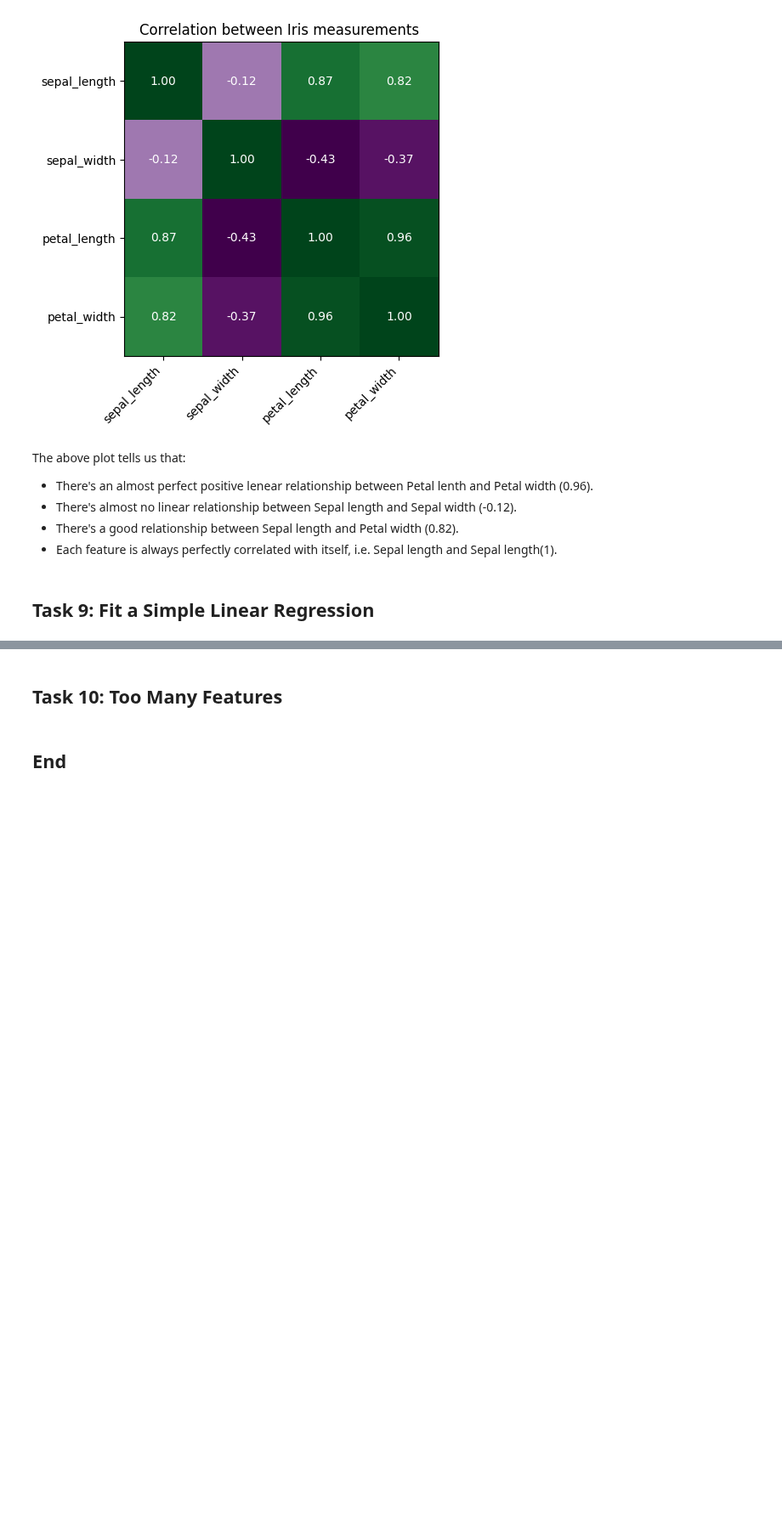
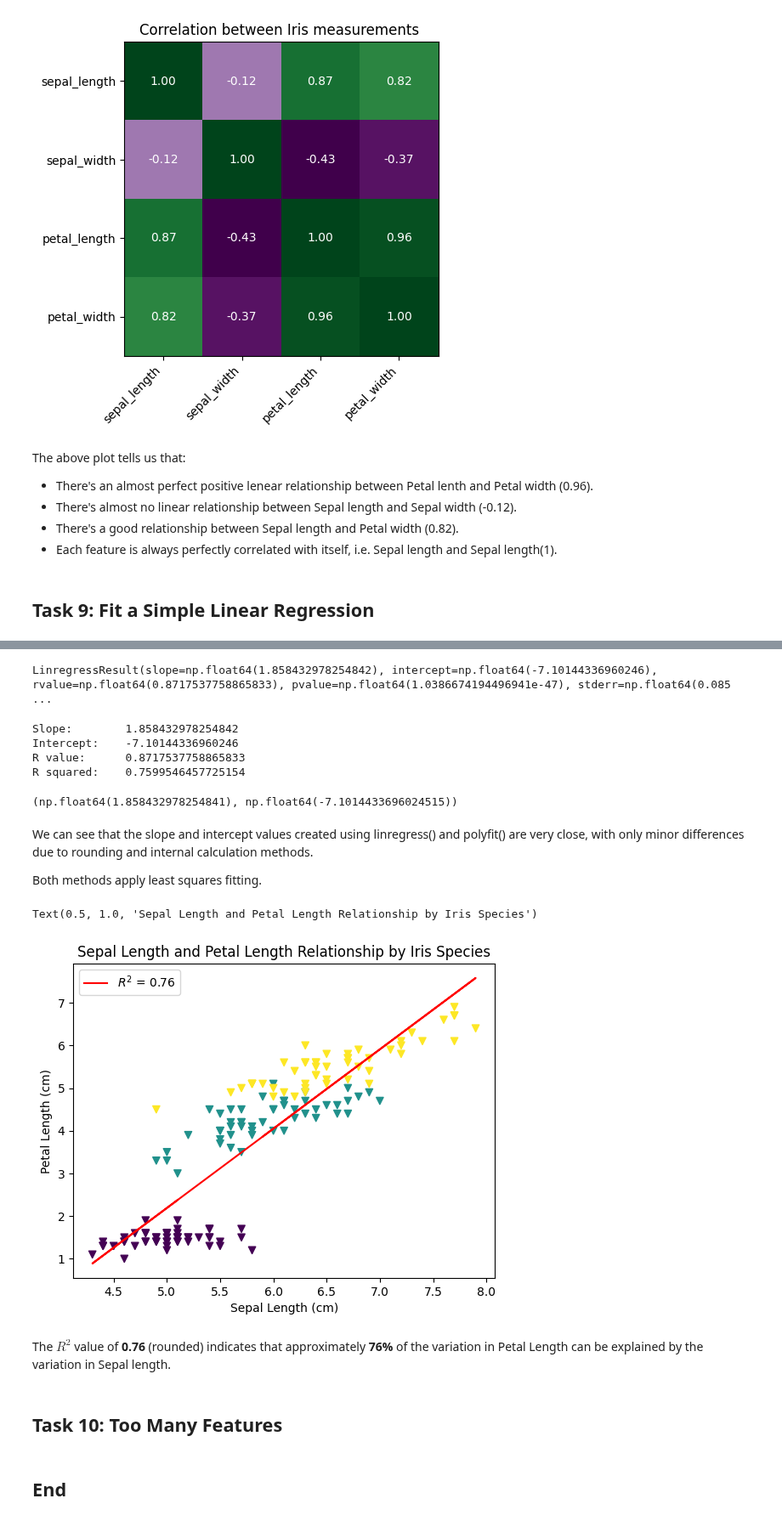
Before and after one commit to Oksyyy/principles_of_data_analytics, a Jupyter notebook: tasks.ipynb, the cells around one changed output, grey strips where cells are left out. Shown at 85% size. Cells and saved outputs as stored; diff of their text form; code cells hidden in the pictures; blank space fills up the shorter version.

Commit message:
Task 9 completed

```diff
--- a/tasks.ipynb
+++ b/tasks.ipynb
@@ -590,3 +611,74 @@ The above plot tells us that:
+# %%
+# Define x, y variables (same features as analyzed in task 5)
+x = sepal_length
+y = petal_length
+# %%
+# Use scipy to calculate the best fit parameters for fitting a line
+fit = sp.stats.linregress(x,y)
+
+# Show
+fit
+# %% [output]
+LinregressResult(slope=np.float64(1.858432978254842), intercept=np.float64(-7.10144336960246), rvalue=np.float64(0.8717537758865833), pvalue=np.float64(1.0386674194496941e-47), stderr=np.float64(0.085 ...
+# %%
+# Slope
+print(f"Slope:        {fit.slope}")
+
+# Intercept
+print(f"Intercept:    {fit.intercept}")
+
+# R value
+print(f"R value:      {fit.rvalue}")
+
+# R squared
+print(f"R squared:    {fit.rvalue**2}")
+# %% [output]
+Slope:        1.858432978254842
+Intercept:    -7.10144336960246
+R value:      0.8717537758865833
+R squared:    0.7599546457725154
+# %%
+# Fit a line using numpy polyfit (used earlier in Task 6)
+# "m" is the slope of the line (how steep the line is)
+# "c" is the intercept (where the line crosses y axes)
+# 1 is the degree (1 = straight line)
+m, c = np.polyfit(x, y, 1)
+
+# Show slope and intercept
+m, c
+# %% [output]
+(np.float64(1.858432978254841), np.float64(-7.1014433696024515))
+# %% [markdown]
+We can see that the slope and intercept values created using linregress() and polyfit() are very close, with only minor differences due to rounding and internal calculation methods.
+
+Both methods apply least squares fitting.
+# %%
+# Create scatterplot (re-creating the plot from Task 6)
+fig, ax = plt.subplots()
+
+# Plot the data
+ax.scatter(x, y, marker =  'v',  c = target_class)
+
+# Set axes labels
+ax.set_xlabel('Sepal Length (cm)')
+ax.set_ylabel('Petal Length (cm)')
+
+# Fit the regression line
+# Use the slope and intercept from sp.stats.linregress
+# Add R^2 value to the plot
+# Use f-string to format label and use ":.2f" to round R^2 to 2 decimal places for clarity
+ax.plot(x, fit.slope * x + fit.intercept, color = 'red', label = f"$R^2$ = {fit.rvalue**2:.2f}")
+
+# Add legend
+ax.legend()
+
+# Add title
+ax.set_title('Sepal Length and Petal Length Relationship by Iris Species')
+# %% [output]
+Text(0.5, 1.0, 'Sepal Length and Petal Length Relationship by Iris Species')
+[figure, added]
+# %% [markdown]
+The **$R^2$** value of **0.76** (rounded) indicates that approximately **76%** of the variation in Petal Length can be explained by the variation in Sepal length.
 # %% [markdown]
 ## Task 10: Too Many Features
 # %% [markdown]
```
Also changed, not shown: parts of 4 cells of this notebook, 1 other file.
